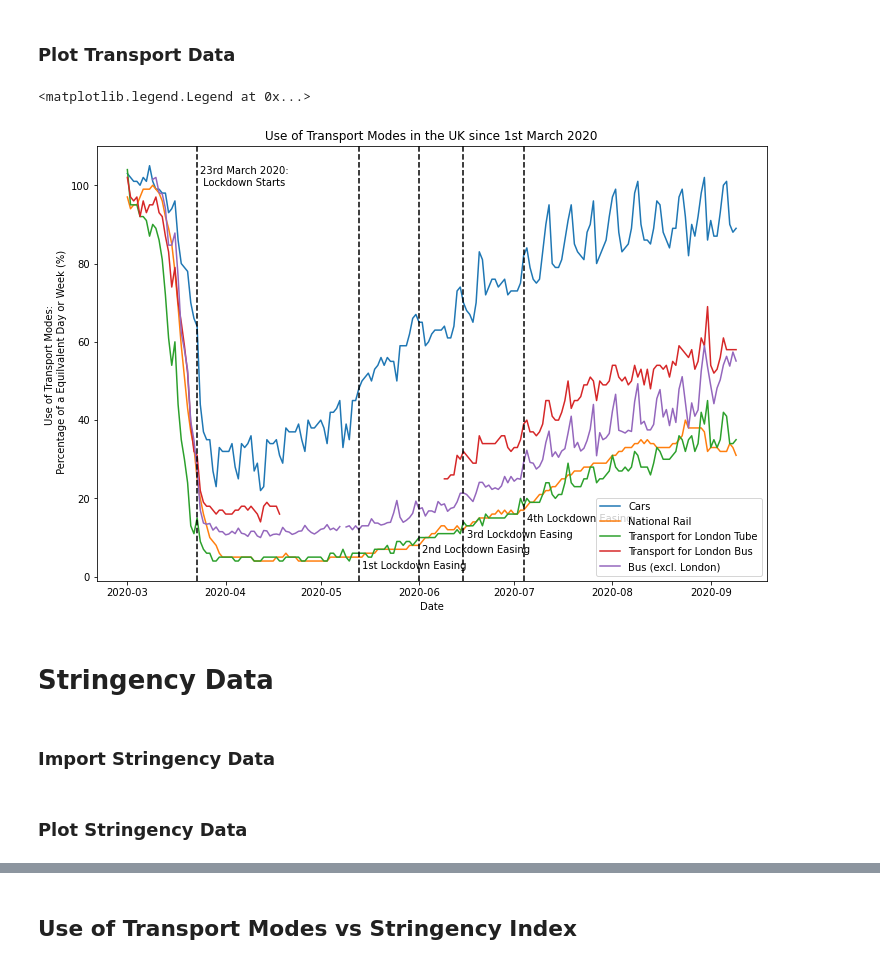
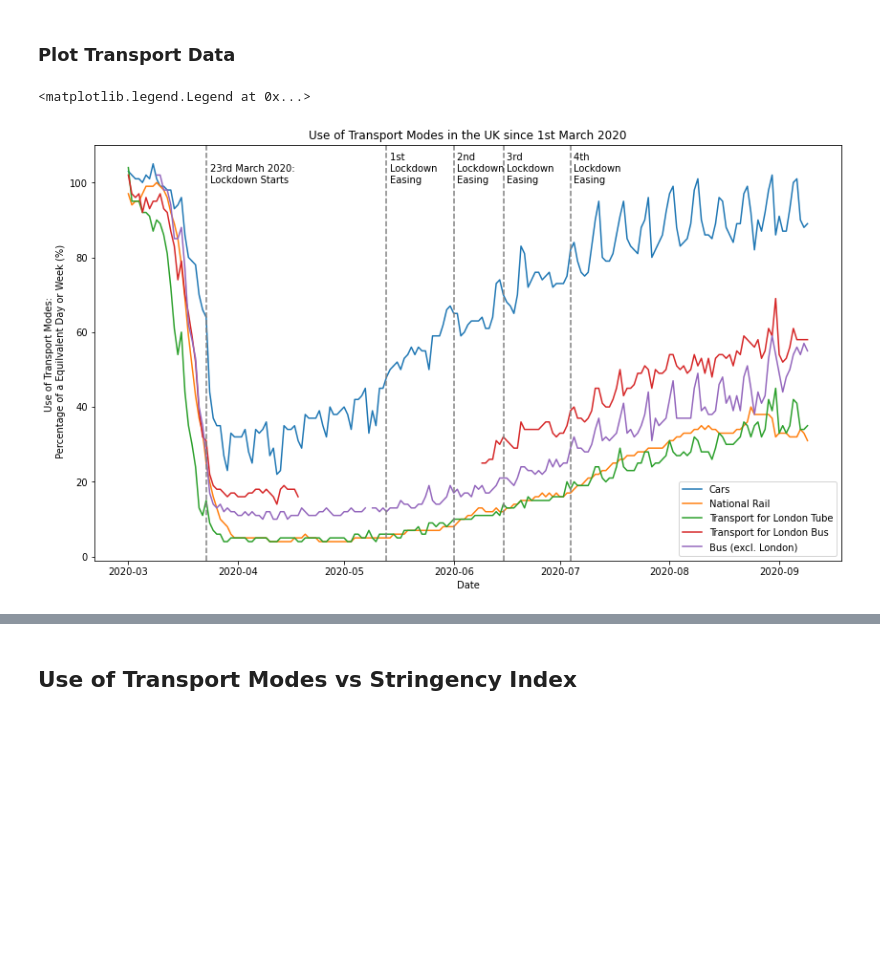
Before and after one commit to ErikaNicole/Covid19-Environmental-and-Economic-Analysis, a Jupyter notebook: transport_analysis/Transport analysis.ipynb, the cells around one changed output, grey strips where cells are left out. Cells and saved outputs as stored; diff of their text form; code cells hidden in the pictures; blank space fills up the shorter version.

```diff
--- a/transport_analysis/Transport analysis.ipynb
+++ b/transport_analysis/Transport analysis.ipynb
@@ -5,6 +5,7 @@ First start with the changes in transport usage compared with the stringency lev
 # %%
 import pandas as pd
+from datetime import datetime
 import numpy as np
 import matplotlib.pyplot as plt
 import matplotlib.collections as collections
-plt.rcParams['figure.figsize'] = [12, 8]
+plt.rcParams['figure.figsize'] = [14, 8]
@@ -28,34 +75,29 @@ y_cycle = transport_data['Cycling']
 # %%
 plt.plot(x, y_cars, label='Cars')
 plt.plot(x, y_national_rail, label='National Rail')
 plt.plot(x, y_tube, label='Transport for London Tube')
 plt.plot(x, y_lbus, label='Transport for London Bus')
 plt.plot(x, y_bus, label='Bus (excl. London)')
-#plt.plot(transport_data['Date'], transport_data['Cycling'], label='Cycling')
 
-plt.axvline(x = np.datetime64('2020-03-23'), color='black', linestyle = '--')
-plt.text(np.datetime64('2020-03-24'), 100, '23rd March 2020: \n Lockdown Starts')
+plt.axvline(x = np.datetime64('2020-03-23'), color='grey', linestyle = '--')
+plt.text(np.datetime64('2020-03-24'), 100, '23rd March 2020: \nLockdown Starts')
 
-plt.axvline(x = np.datetime64('2020-05-13'), color='black', linestyle = '--')
-plt.text(np.datetime64('2020-05-14'), 2, '1st Lockdown Easing')
+plt.axvline(x = np.datetime64('2020-05-13'), color='grey', linestyle = '--')
+plt.text(np.datetime64('2020-05-14'), 100, '1st \nLockdown \nEasing')
 
-plt.axvline(x = np.datetime64('2020-06-01'), color='black', linestyle = '--')
-plt.text(np.datetime64('2020-06-02'), 6, '2nd Lockdown Easing')
+plt.axvline(x = np.datetime64('2020-06-01'), color='grey', linestyle = '--')
+plt.text(np.datetime64('2020-06-02'), 100, '2nd \nLockdown \nEasing')
 
-plt.axvline(x = np.datetime64('2020-06-15'), color='black', linestyle = '--')
-plt.text(np.datetime64('2020-06-16'), 10, '3rd Lockdown Easing')
+plt.axvline(x = np.datetime64('2020-06-15'), color='grey', linestyle = '--')
+plt.text(np.datetime64('2020-06-16'), 100, '3rd \nLockdown \nEasing')
 
-plt.axvline(x = np.datetime64('2020-07-04'), color='black', linestyle = '--')
-plt.text(np.datetime64('2020-07-05'), 14, '4th Lockdown Easing')
+plt.axvline(x = np.datetime64('2020-07-04'), color='grey', linestyle = '--')
+plt.text(np.datetime64('2020-07-05'), 100, '4th \nLockdown \nEasing')
 
 plt.xlabel('Date')
 plt.ylabel('Use of Transport Modes: \n Percentage of a Equilvalent Day or Week (%)')
 plt.title("Use of Transport Modes in the UK since 1st March 2020")
 plt.legend()
 # %% [output]
 <matplotlib.legend.Legend at 0x...>
-[figure, old version]
+[figure, new version]
-# %% [markdown]
-# Stringency Data
-# %% [markdown]
-### Import Stringency Data
@@ -64,2 +103,0 @@ stringency_data = pd.read_excel('data/index_stringency_clean.xlsx')
-# %% [markdown]
-### Plot Stringency Data
```
Also changed, not shown: parts of 28 cells of this notebook, 7 other files.
